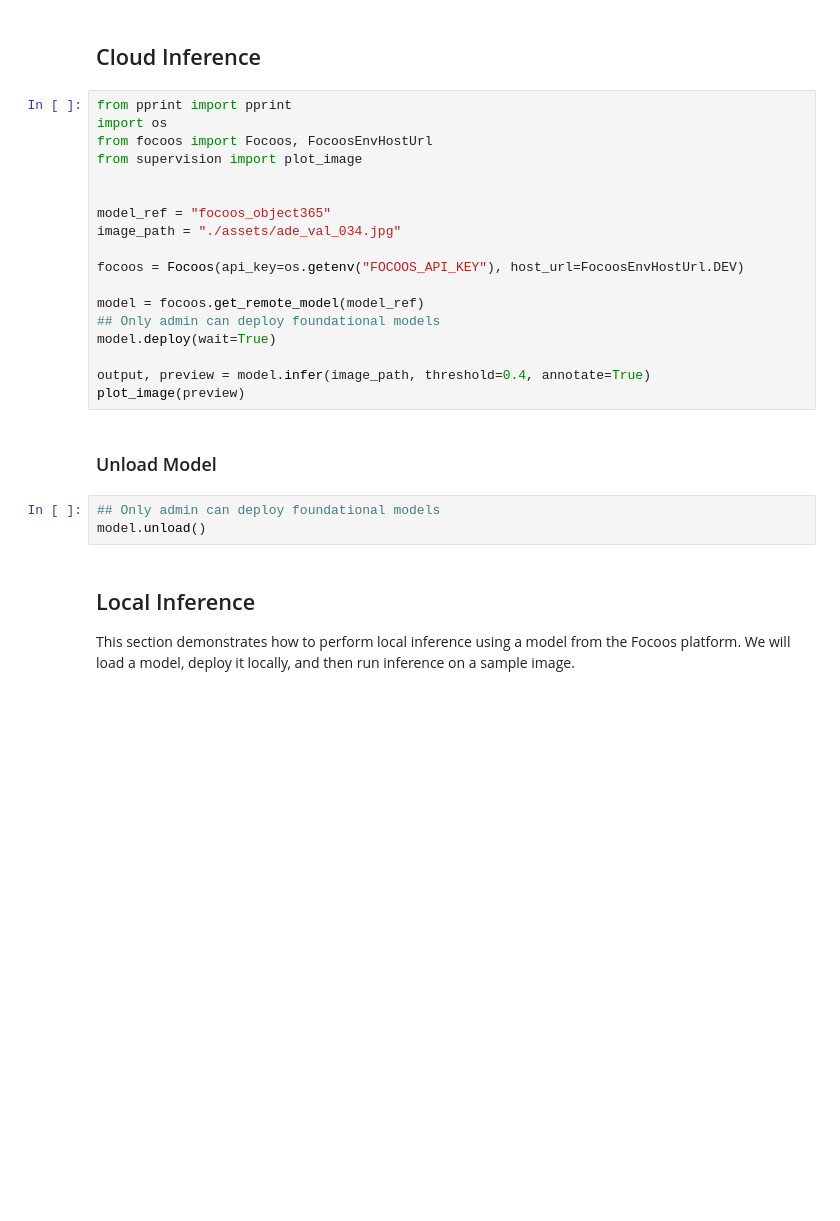
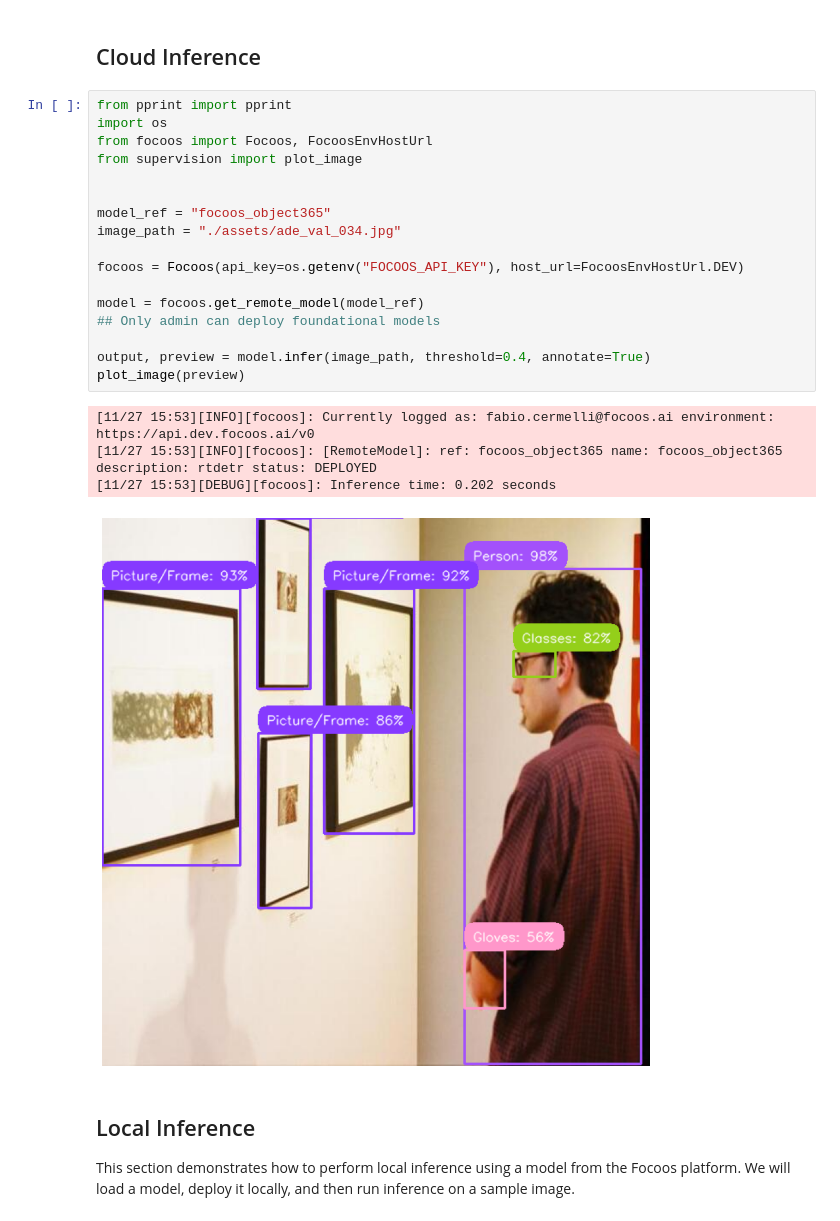
Before and after one commit to FocoosAI/focoos, a Jupyter notebook: notebooks/playground.ipynb, the cells around one changed output. Drawn from its saved outputs; the diff is of its cells as text; blank space fills up the shorter version.

```diff
--- a/notebooks/playground.ipynb
+++ b/notebooks/playground.ipynb
@@ -17,26 +36,25 @@ pprint(focoos.list_focoos_models())
 # %%
 from pprint import pprint
 import os
 from focoos import Focoos, FocoosEnvHostUrl
 from supervision import plot_image
 
 
 model_ref = "focoos_object365"
 image_path = "./assets/ade_val_034.jpg"
 
 focoos = Focoos(api_key=os.getenv("FOCOOS_API_KEY"), host_url=FocoosEnvHostUrl.DEV)
 
 model = focoos.get_remote_model(model_ref)
 ## Only admin can deploy foundational models
-model.deploy(wait=True)
 
 output, preview = model.infer(image_path, threshold=0.4, annotate=True)
 plot_image(preview)
+# %% [output]
+[11/27 15:53][INFO][focoos]: Currently logged as: fabio.cermelli@focoos.ai environment: https://api.dev.focoos.ai/v0
+[11/27 15:53][INFO][focoos]: [RemoteModel]: ref: focoos_object365 name: focoos_object365 description: rtdetr status: DEPLOYED
+[11/27 15:53][DEBUG][focoos]: Inference time: 0.202 seconds
+[figure, added]
-# %% [markdown]
-### Unload Model
-# %%
-## Only admin can deploy foundational models
-model.unload()
 # %% [markdown]
 ## Local Inference
 
```
Also changed, not shown: parts of 3 cells of this notebook, 1 other file.
